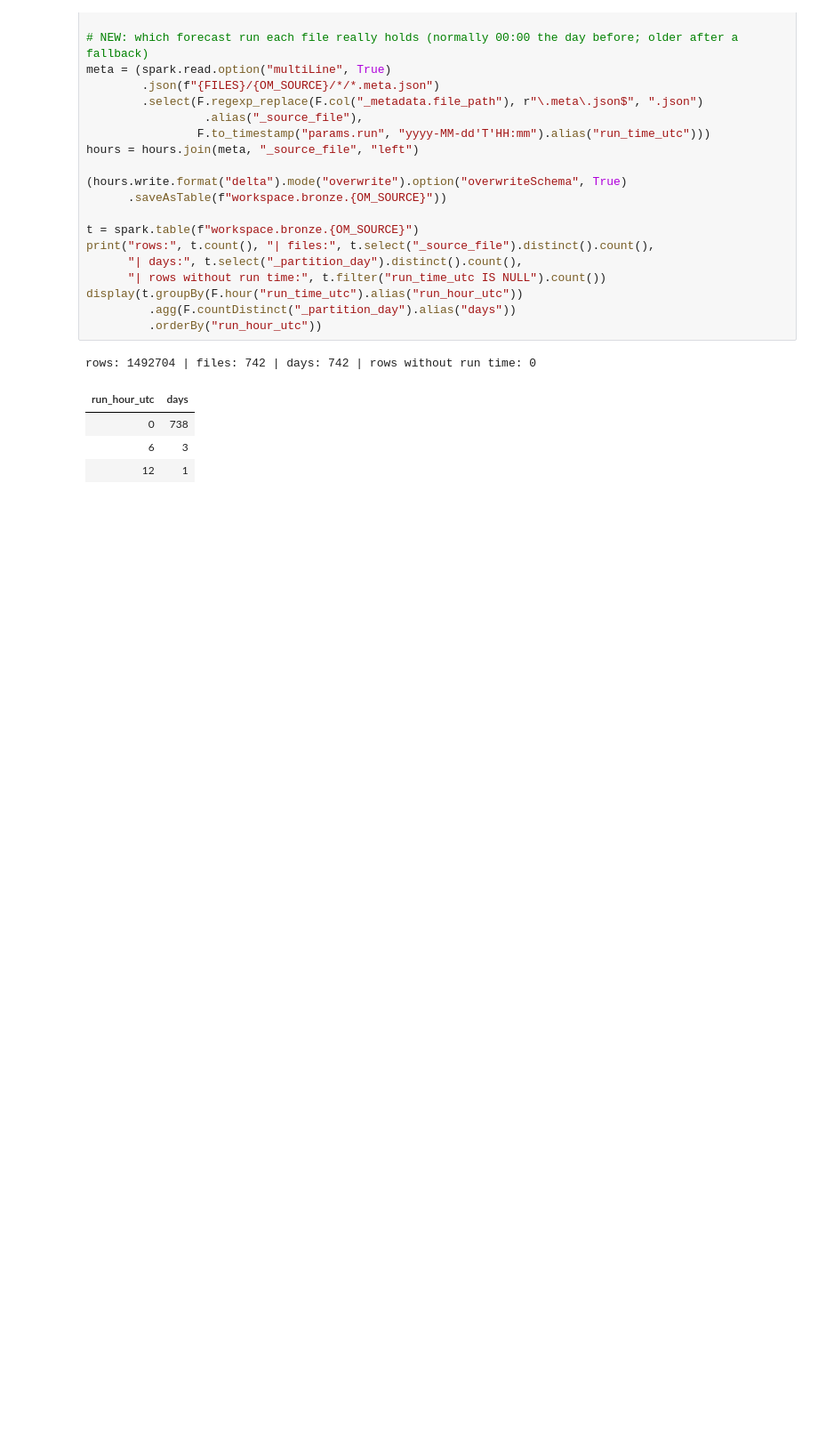
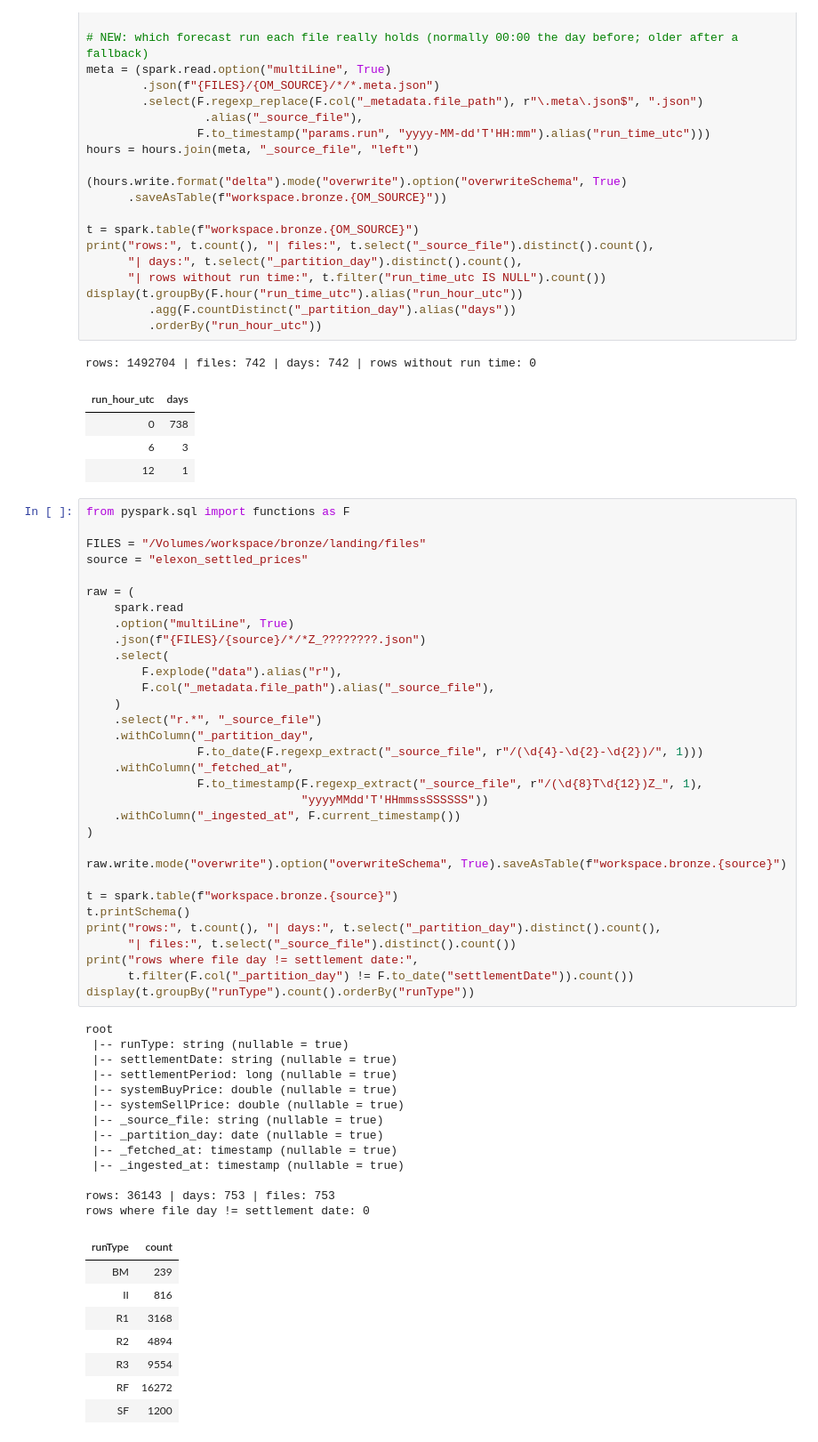
Before and after one commit to umarkhan0206/uk-power-pipeline, a Jupyter notebook: databricks/02_bronze.ipynb, the cells around one changed output. Shown at 89% size. Drawn from its saved outputs; the diff is of its cells as text; blank space fills up the shorter version.

```diff
--- a/databricks/02_bronze.ipynb
+++ b/databricks/02_bronze.ipynb
@@ -336,3 +326,57 @@ rows: 1492704 | files: 742 | days: 742 | rows without run time: 0
 | 0 | 738 |
 | 6 | 3 |
 | 12 | 1 |
+# %%
+from pyspark.sql import functions as F
+
+FILES = "/Volumes/workspace/bronze/landing/files"
+source = "elexon_settled_prices"
+
+raw = (
+    spark.read
+    .option("multiLine", True)
+    .json(f"{FILES}/{source}/*/*Z_????????.json")
+    .select(
+        F.explode("data").alias("r"),
+        F.col("_metadata.file_path").alias("_source_file"),
+    )
+    .select("r.*", "_source_file")
+    .withColumn("_partition_day",
+                F.to_date(F.regexp_extract("_source_file", r"/(\d{4}-\d{2}-\d{2})/", 1)))
+    .withColumn("_fetched_at",
+                F.to_timestamp(F.regexp_extract("_source_file", r"/(\d{8}T\d{12})Z_", 1),
+                               "yyyyMMdd'T'HHmmssSSSSSS"))
+    .withColumn("_ingested_at", F.current_timestamp())
+)
+
+raw.write.mode("overwrite").option("overwriteSchema", True).saveAsTable(f"workspace.bronze.{source}")
+
+t = spark.table(f"workspace.bronze.{source}")
+t.printSchema()
+print("rows:", t.count(), "| days:", t.select("_partition_day").distinct().count(),
+      "| files:", t.select("_source_file").distinct().count())
+print("rows where file day != settlement date:",
+      t.filter(F.col("_partition_day") != F.to_date("settlementDate")).count())
+display(t.groupBy("runType").count().orderBy("runType"))
+# %% [output]
+root
+ |-- runType: string (nullable = true)
+ |-- settlementDate: string (nullable = true)
+ |-- settlementPeriod: long (nullable = true)
+ |-- systemBuyPrice: double (nullable = true)
+ |-- systemSellPrice: double (nullable = true)
+ |-- _source_file: string (nullable = true)
+ |-- _partition_day: date (nullable = true)
+ |-- _fetched_at: timestamp (nullable = true)
+ |-- _ingested_at: timestamp (nullable = true)
+
+rows: 36143 | days: 753 | files: 753
+rows where file day != settlement date: 0
+| runType | count |
+| BM | 239 |
+| II | 816 |
+| R1 | 3168 |
+| R2 | 4894 |
+| R3 | 9554 |
+| RF | 16272 |
+| SF | 1200 |
```
Also changed, not shown: parts of 3 cells of this notebook, 3 other files.
